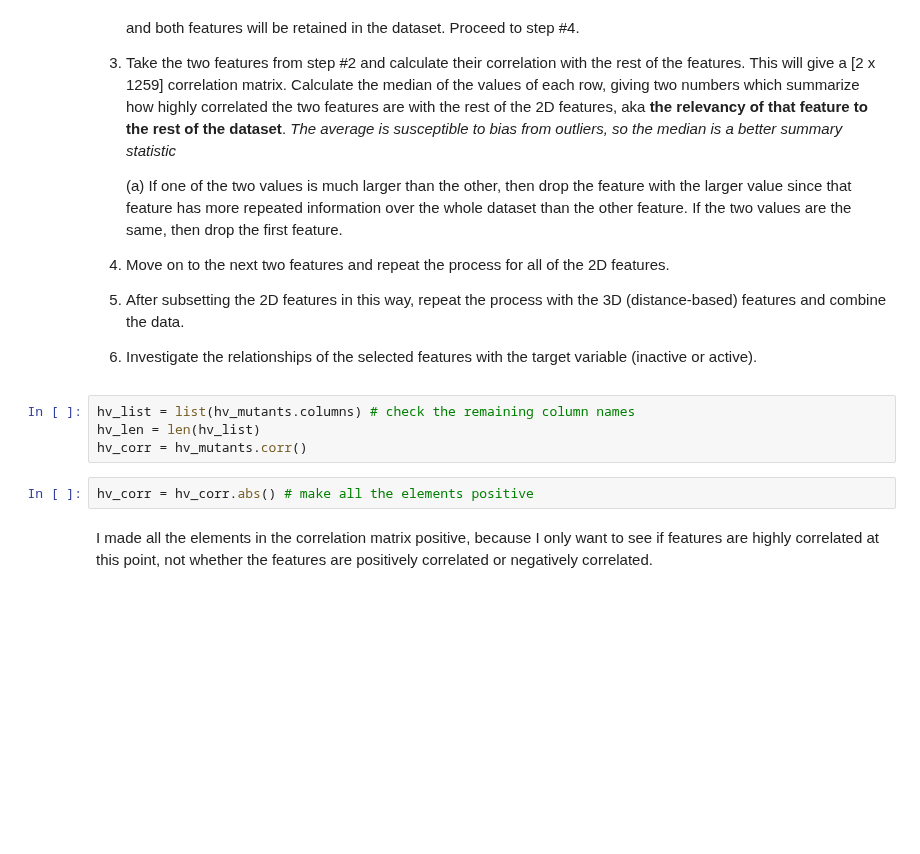
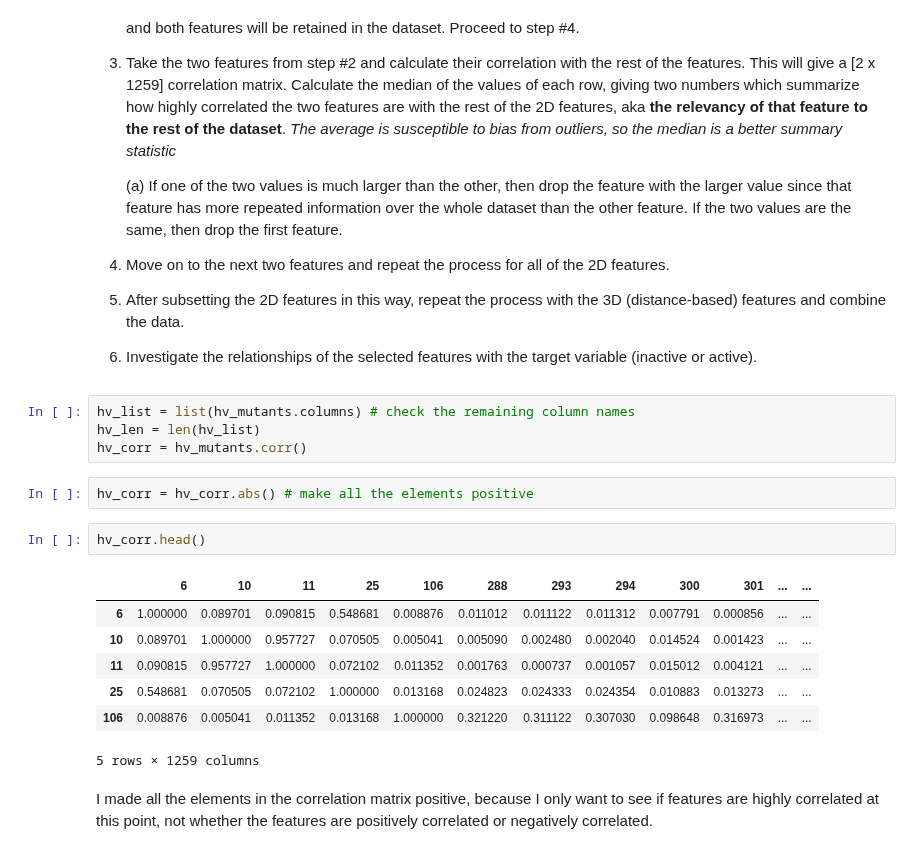
Before and after one commit to dna-witch/p53_Rescue_Mutants, a Jupyter notebook: notebooks/3.0-sm-preprocessing.ipynb, the cells around one changed output. Saved outputs shown, nothing was run; the diff lists cells and outputs as text; blank space fills up the shorter version.

```diff
--- a/notebooks/3.0-sm-preprocessing.ipynb
+++ b/notebooks/3.0-sm-preprocessing.ipynb
@@ -198,6 +198,16 @@ hv_len = len(hv_list)
 hv_corr = hv_mutants.corr()
 # %%
 hv_corr = hv_corr.abs() # make all the elements positive
+# %%
+hv_corr.head()
+# %% [output]
+|  | 6 | 10 | 11 | 25 | 106 | 288 | 293 | 294 | 300 | 301 | ... | ... |
+| 6 | 1.000000 | 0.089701 | 0.090815 | 0.548681 | 0.008876 | 0.011012 | 0.011122 | 0.011312 | 0.007791 | 0.000856 | ... | ... |
+| 10 | 0.089701 | 1.000000 | 0.957727 | 0.070505 | 0.005041 | 0.005090 | 0.002480 | 0.002040 | 0.014524 | 0.001423 | ... | ... |
+| 11 | 0.090815 | 0.957727 | 1.000000 | 0.072102 | 0.011352 | 0.001763 | 0.000737 | 0.001057 | 0.015012 | 0.004121 | ... | ... |
+| 25 | 0.548681 | 0.070505 | 0.072102 | 1.000000 | 0.013168 | 0.024823 | 0.024333 | 0.024354 | 0.010883 | 0.013273 | ... | ... |
+| 106 | 0.008876 | 0.005041 | 0.011352 | 0.013168 | 1.000000 | 0.321220 | 0.311122 | 0.307030 | 0.098648 | 0.316973 | ... | ... |
+5 rows × 1259 columns
 # %% [markdown]
 I made all the elements in the correlation matrix positive, because I only want to see if features are highly correlated at this point, not whether the features are positively correlated or negatively correlated.
 # %%
```
Also changed, not shown: parts of 4 cells of this notebook.
